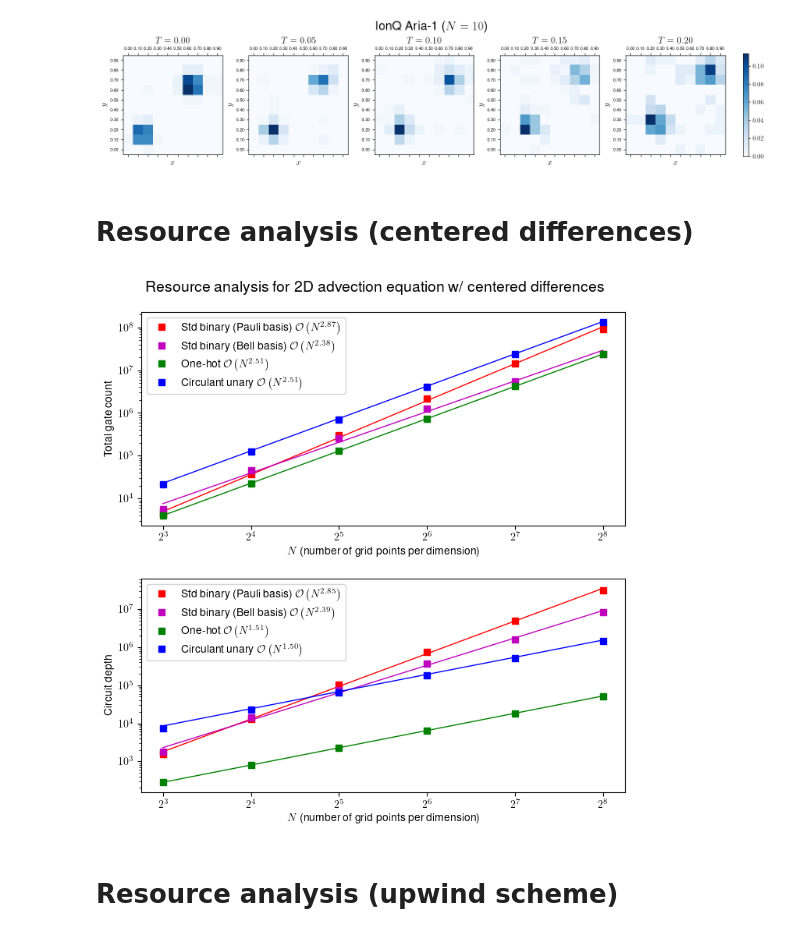
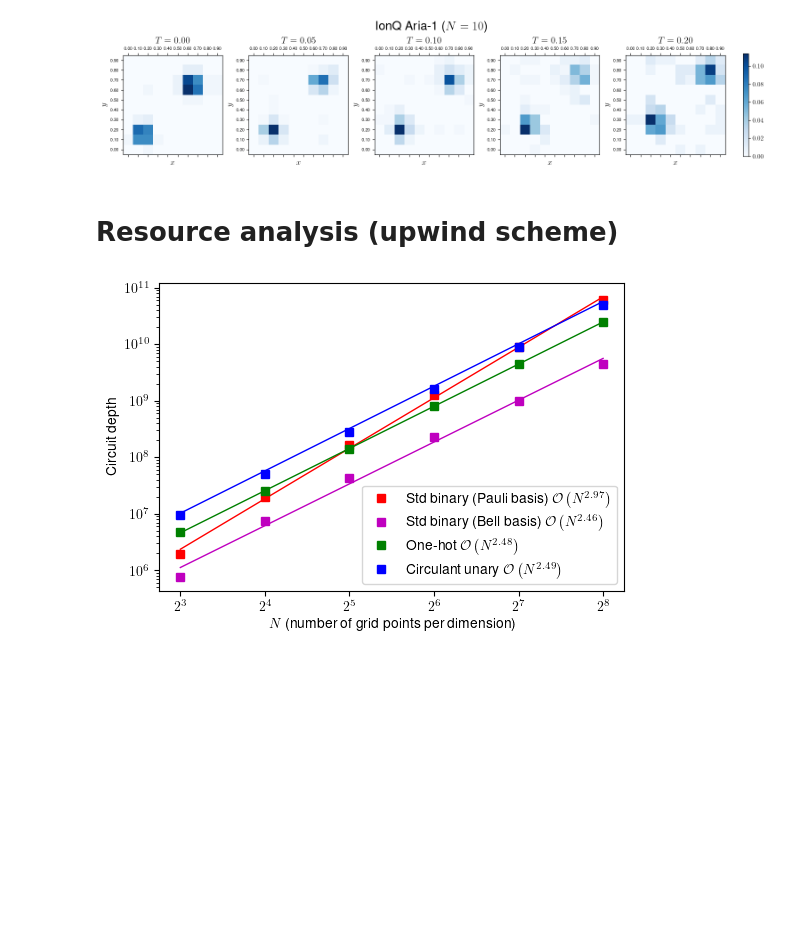
Before and after one commit to jli0108/quantum-diff-eq-ham-ebd, a Jupyter notebook: src/plot/figures_2d_advection.ipynb, the cells around one changed output. Drawn from its saved outputs; the diff is of its cells as text; code cells hidden in the pictures; blank space fills up the shorter version.

Commit message:
update resource analysis

```diff
--- a/src/plot/figures_2d_advection.ipynb
+++ b/src/plot/figures_2d_advection.ipynb
@@ -300,5 +300,5 @@ plt.savefig(join("..", "..", "figures", "advection_qpu.pdf"), bbox_inches="tight
 # %% [output]
 [figure]
 # %% [markdown]
-# Resource analysis (centered differences)
+# Resource analysis (upwind scheme)
 # %%
@@ -353,65 +343,37 @@ for i in range(len(N_vals_one_hot)):
 # %%
 TICK_FONT = 5
 LEGEND_FONT = 7
 LABEL_FONT = 7
 TITLE_FONT = 8
 
 plt.rcParams.update({
     "text.usetex": True,
     "font.family": "sans-serif",
     "font.sans-serif": "Helvetica",
 })
 
 
-fig = plt.figure(figsize=(8,8))
-gs = fig.add_gridspec(2, hspace=0.25)
-axs = gs.subplots()
+fig = plt.figure(figsize=(6,4))
 
-axs[0].plot(N_vals_binary, binary_gate_count, 's', color='red', label=fr"Std binary (Pauli basis) $\mathcal{{O}}\left(N^{{{binary_fit_gate_count[0]:0.2f}}}\right)$")
-axs[0].plot(N_vals_binary, np.exp(binary_fit_gate_count[1]) * N_vals_binary ** (binary_fit_gate_count[0]), 'r-', linewidth=1)
+plt.plot(N_vals_binary, pauli_basis_circ_depth, 's', color='red', label=fr"Std binary (Pauli basis) $\mathcal{{O}}\left(N^{{{pauli_basis_fit_circ_depth[0]:0.2f}}}\right)$")
+plt.plot(N_vals_binary, np.exp(pauli_basis_fit_circ_depth[1]) * N_vals_binary ** (pauli_basis_fit_circ_depth[0]), 'r-', linewidth=1)
 
-axs[0].plot(N_vals_bell_basis, bell_basis_gate_count, 's', color='m', label=fr"Std binary (Bell basis) $\mathcal{{O}}\left(N^{{{bell_basis_fit_gate_count[0]:0.2f}}}\right)$")
-axs[0].plot(N_vals_bell_basis, np.exp(bell_basis_fit_gate_count[1]) * N_vals_bell_basis ** (bell_basis_fit_gate_count[0]), 'm-', linewidth=1)
+plt.plot(N_vals_bell_basis, bell_basis_circ_depth, 's', color='m', label=fr"Std binary (Bell basis) $\mathcal{{O}}\left(N^{{{bell_basis_fit_circ_depth[0]:0.2f}}}\right)$")
+plt.plot(N_vals_bell_basis, np.exp(bell_basis_fit_circ_depth[1]) * N_vals_bell_basis ** (bell_basis_fit_circ_depth[0]), 'm-', linewidth=1)
 
-axs[0].plot(N_vals_one_hot[plot_indices], one_hot_gate_count[plot_indices], 's', color='g', label=rf"One-hot $\mathcal{{O}}\left(N^{{{one_hot_fit_gate_count[0]:0.2f}}}\right)$")
-axs[0].plot(N_vals_one_hot, np.exp(one_hot_fit_gate_count[1]) * N_vals_one_hot ** (one_hot_fit_gate_count[0]), 'g-', linewidth=1)
+plt.plot(N_vals_one_hot[plot_indices], one_hot_circ_depth[plot_indices], 's', color='g', label=rf"One-hot $\mathcal{{O}}\left(N^{{{one_hot_fit_circ_depth[0]:0.2f}}}\right)$")
+plt.plot(N_vals_one_hot, np.exp(one_hot_fit_circ_depth[1]) * N_vals_one_hot ** (one_hot_fit_circ_depth[0]), 'g-', linewidth=1)
 
-axs[0].plot(N_vals_unary[plot_indices], unary_gate_count[plot_indices], 's', color='b', label=rf"Circulant unary $\mathcal{{O}}\left(N^{{{unary_fit_gate_count[0]:0.2f}}}\right)$")
-axs[0].plot(N_vals_unary, np.exp(unary_fit_gate_count[1]) * N_vals_unary ** (unary_fit_gate_count[0]), 'b-', linewidth=1)
+plt.plot(N_vals_unary[plot_indices], unary_circ_depth[plot_indices], 's', color='b', label=rf"Circulant unary $\mathcal{{O}}\left(N^{{{unary_fit_circ_depth[0]:0.2f}}}\right)$")
+plt.plot(N_vals_unary, np.exp(unary_fit_circ_depth[1]) * N_vals_unary ** (unary_fit_circ_depth[0]), 'b-', linewidth=1)
 
-axs[0].set_xlabel(r"$N$ (number of grid points per dimension)")
-axs[0].set_ylabel("Total gate count")
-axs[0].set_yscale("log")
-axs[0].set_xscale("log", base=2)
-axs[0].legend(loc="upper left")
-
-
-axs[1].plot(N_vals_binary, binary_circ_depth, 's', color='red', label=fr"Std binary (Pauli basis) $\mathcal{{O}}\left(N^{{{binary_fit_circ_depth[0]:0.2f}}}\right)$")
-axs[1].plot(N_vals_binary, np.exp(binary_fit_circ_depth[1]) * N_vals_binary ** (binary_fit_circ_depth[0]), 'r-', linewidth=1)
-
-axs[1].plot(N_vals_bell_basis, bell_basis_circ_depth, 's', color='m', label=fr"Std binary (Bell basis) $\mathcal{{O}}\left(N^{{{bell_basis_fit_circ_depth[0]:0.2f}}}\right)$")
-axs[1].plot(N_vals_bell_basis, np.exp(bell_basis_fit_circ_depth[1]) * N_vals_bell_basis ** (bell_basis_fit_circ_depth[0]), 'm-', linewidth=1)
-
-axs[1].plot(N_vals_one_hot[plot_indices], one_hot_circ_depth[plot_indices], 's', color='g', label=rf"One-hot $\mathcal{{O}}\left(N^{{{one_hot_fit_circ_depth[0]:0.2f}}}\right)$")
-axs[1].plot(N_vals_one_hot, np.exp(one_hot_fit_circ_depth[1]) * N_vals_one_hot ** (one_hot_fit_circ_depth[0]), 'g-', linewidth=1)
-
-axs[1].plot(N_vals_unary[plot_indices], unary_circ_depth[plot_indices], 's', color='b', label=rf"Circulant unary $\mathcal{{O}}\left(N^{{{unary_fit_circ_depth[0]:0.2f}}}\right)$")
-axs[1].plot(N_vals_unary, np.exp(unary_fit_circ_depth[1]) * N_vals_unary ** (unary_fit_circ_depth[0]), 'b-', linewidth=1)
-
-axs[1].set_yscale("log")
-axs[1].set_xscale("log", base=2)
-axs[1].set_xlabel(r"$N$ (number of grid points per dimension)")
-axs[1].set_ylabel("Circuit depth")
+plt.yscale("log")
+plt.xscale("log", base=2)
+plt.xlabel(r"$N$ (number of grid points per dimension)")
+plt.ylabel("Circuit depth")
 # plt.figtext(x=0.4, y=0.925, s=r"$\frac{\partial u}{\partial t} + \frac{\partial u}{\partial x} + \frac{\partial u}{\partial y} = 0$", size=14)
-axs[1].legend(loc="upper left")
-
-
-
-fig.suptitle("Resource analysis for 2D advection equation w/ centered differences", y=0.93, size=14)
-
-plt.savefig("../../figures/Fig_4A.pdf", bbox_inches='tight')
+plt.legend(loc="lower right")
+plt.savefig("../../figures/Fig_4B.pdf", bbox_inches='tight')
 plt.show()
 # %% [output]
-[figure, old version]
+[figure, new version]
-# %% [markdown]
-# Resource analysis (upwind scheme)
```
Also changed, not shown: parts of 5 cells of this notebook, 19 other files.
